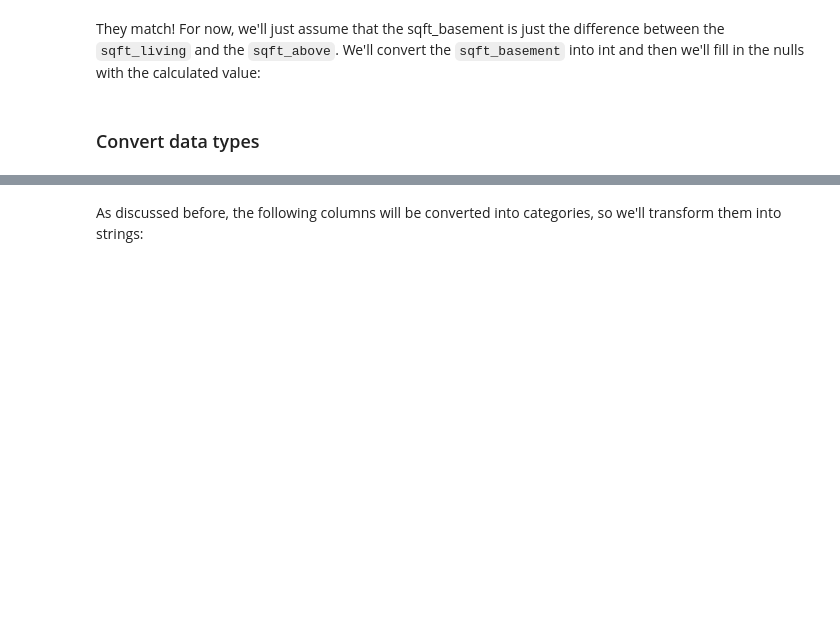
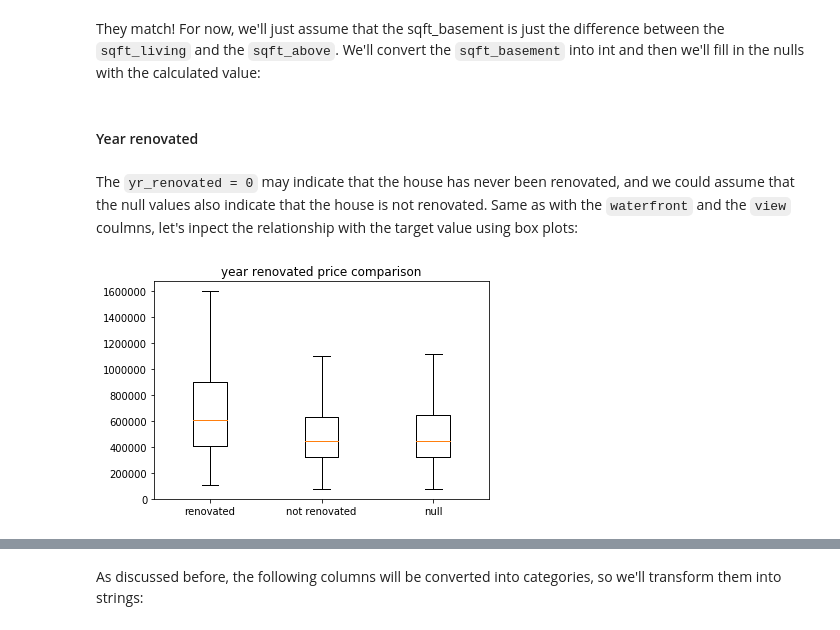
Before and after one commit to bartomolina/dsmod1project, a Jupyter notebook: student.ipynb, the cells around one changed output, grey strips where cells are left out. Saved outputs shown, nothing was run; the diff lists cells and outputs as text; code cells hidden in the pictures; blank space fills up the shorter version.

```diff
--- a/student.ipynb
+++ b/student.ipynb
@@ -302,4 +295,17 @@ df['sqft_basement'].replace('?', np.nan, inplace = True)
 df['sqft_basement'] = pd.to_numeric(df['sqft_basement'], downcast='integer')
 df['sqft_basement'] = df['sqft_living'] - df['sqft_above']
-# %% [markdown]
-### Convert data types
+# %% [markdown]
+#### Year renovated
+# %% [markdown]
+The `yr_renovated = 0` may indicate that the house has never been renovated, and we could assume that the null values also indicate that the house is not renovated. Same as with the `waterfront` and the `view` coulmns, let's inpect the relationship with the target value using box plots:
+# %%
+# show a box plot with the three categories of yr_renovated: 0, null, renovated
+rn_prices = []
+rn_prices.append(df[(df['yr_renovated'] != 0.0) & (df['yr_renovated'].notna())].price)
+rn_prices.append(df[df['yr_renovated'] == 0.0].price)
+rn_prices.append(df[df['yr_renovated'].isna()].price)
+
+plt.title('year renovated price comparison')
+plt.boxplot(rn_prices, labels=['renovated', 'not renovated', 'null'], showfliers=False);
+# %% [output]
+[figure, added]
```
Also changed, not shown: parts of 32 cells of this notebook.
